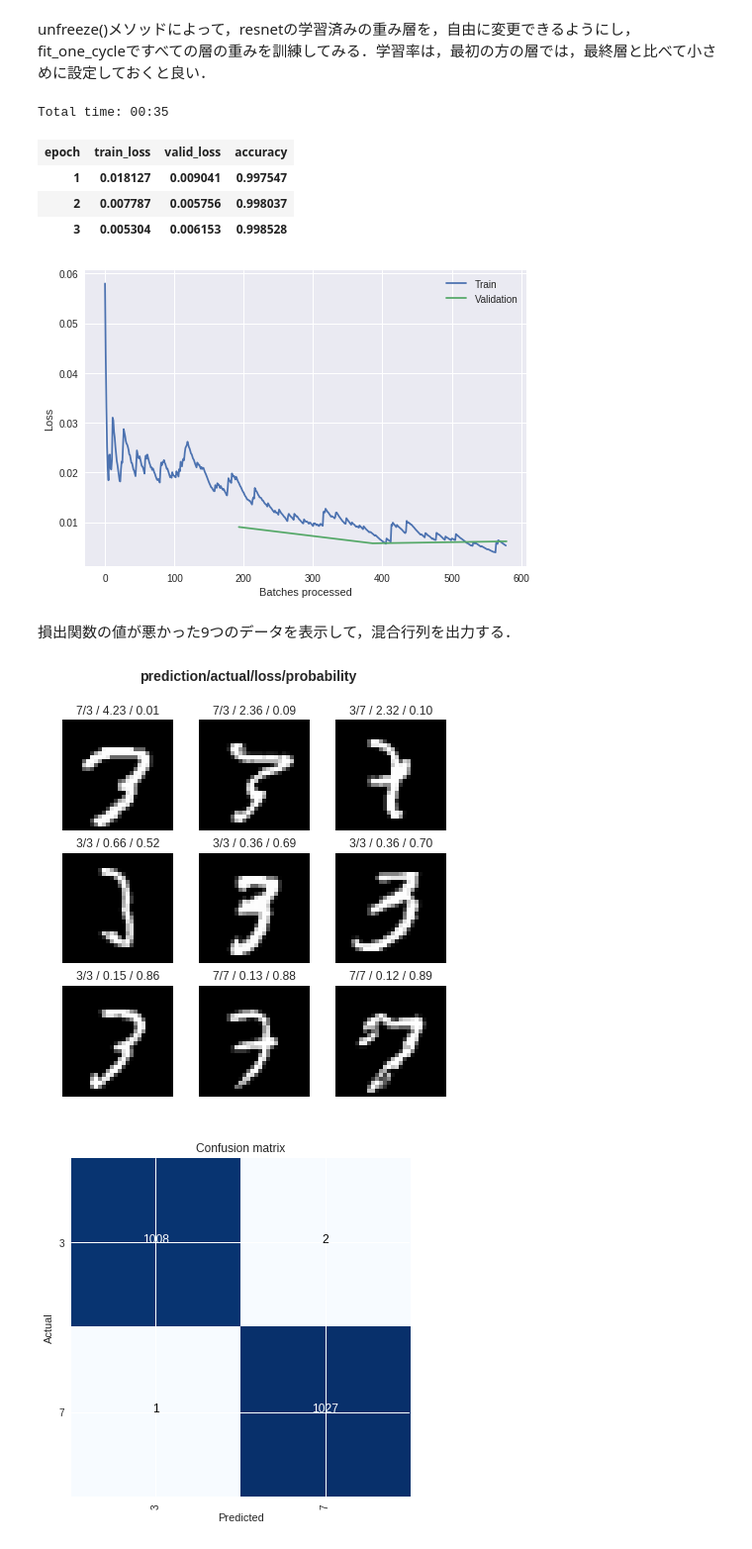
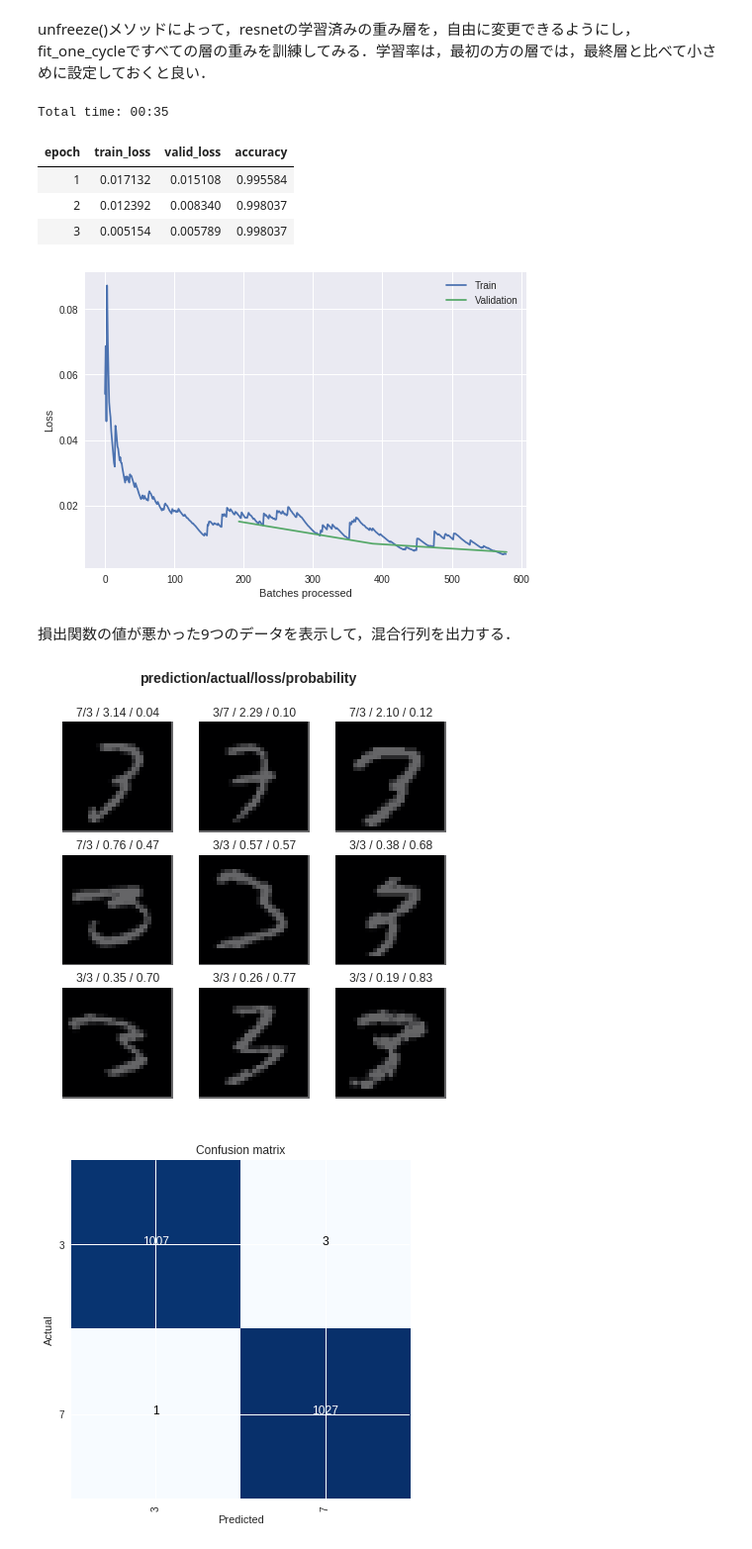
Before and after one commit to mickeykubo/analytics_book, a Jupyter notebook: fastai_training_ver1.ipynb, the cells around one changed output. Shown at 99% size. Drawn from its saved outputs; the diff is of its cells as text; code cells hidden in the pictures.

```diff
--- a/fastai_training_ver1.ipynb
+++ b/fastai_training_ver1.ipynb
@@ -273,25 +267,25 @@ Total time: 00:09
 unfreeze()メソッドによって，resnetの学習済みの重み層を，自由に変更できるようにし，fit_one_cycleですべての層の重みを訓練してみる．学習率は，最初の方の層では，最終層と比べて小さめに設定しておくと良い．
 # %%
 learn.unfreeze()
-learn.fit_one_cycle(3,max_lr=slice(1e-5,1e-4,1e-3) )
+learn.fit_one_cycle(3,max_lr=slice(1e-5,1e-3),wd=0.4 )
 # %% [output]
 Total time: 00:35
 | epoch | train_loss | valid_loss | accuracy |
-| 1 | 0.018127 | 0.009041 | 0.997547 |
-| 2 | 0.007787 | 0.005756 | 0.998037 |
-| 3 | 0.005304 | 0.006153 | 0.998528 |
+| 1 | 0.017132 | 0.015108 | 0.995584 |
+| 2 | 0.012392 | 0.008340 | 0.998037 |
+| 3 | 0.005154 | 0.005789 | 0.998037 |
 # %%
 learn.recorder.plot_losses()
 # %% [output]
-[figure, old version]
+[figure, new version]
 # %% [markdown]
 損出関数の値が悪かった9つのデータを表示して，混合行列を出力する．
 # %%
 preds,y,losses = learn.get_preds(with_loss=True)
-interp = ClassificationInterpretation(data, preds, y, losses)
+interp = ClassificationInterpretation(learn, preds, y, losses)
 interp.plot_top_losses(9, figsize=(7,7))
 # %% [output]
-[figure, old version]
+[figure, new version]
 # %%
 interp.plot_confusion_matrix()
 # %% [output]
```
Also changed, not shown: parts of 48 cells of this notebook.
